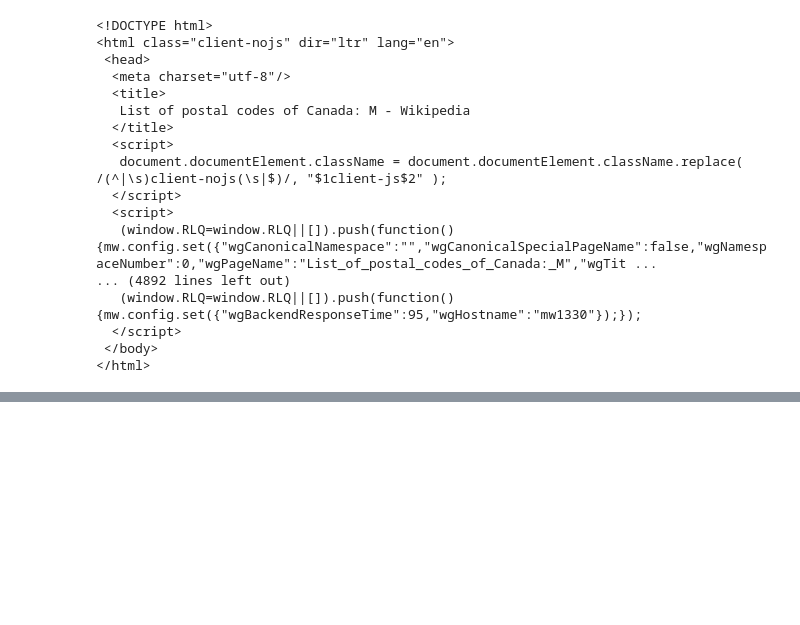
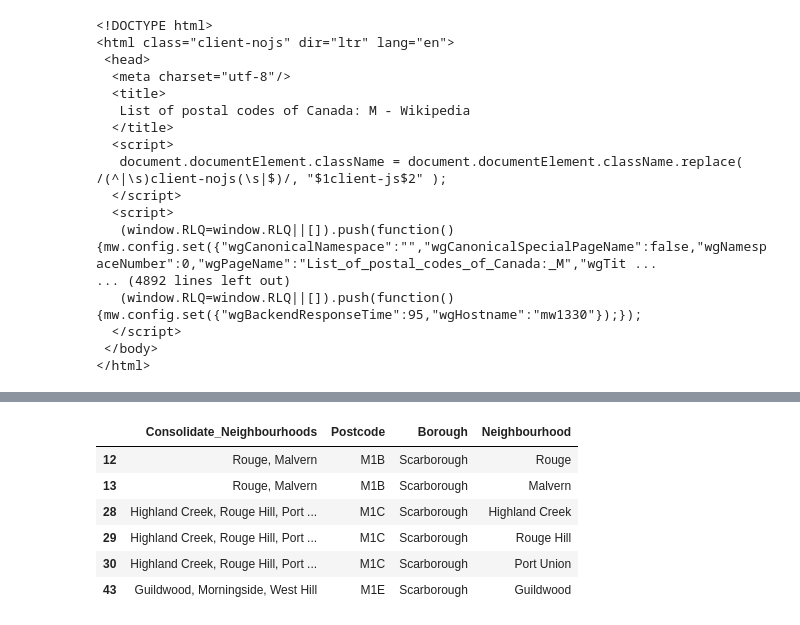
Before and after one commit to skorpiogit/IBMCapstone, a Jupyter notebook: ExploreToronto.ipynb, the cells around one changed output, grey strips where cells are left out. Saved outputs shown, nothing was run; the diff lists cells and outputs as text; code cells hidden in the pictures; blank space fills up the shorter version.

Commit message:
Completed web scraping requirments. TODO: add commentary on data wrangling.

```diff
--- a/ExploreToronto.ipynb
+++ b/ExploreToronto.ipynb
@@ -82,0 +62,4 @@ toronto_tbl
+# %%
+not_assigned_neighbourhood = df[df.Neighbourhood == "Not assigned"].index
+# %%
+df.loc[not_assigned_neighbourhood, ["Neighbourhood"]] = df.loc[not_assigned_neighbourhood, ["Borough"]].values
@@ -82,0 +78,4 @@ toronto_tbl
+# %%
+post_neigh_dic = {}
+for key, dfs in g:
+    post_neigh_dic[key] = ', '.join(dfs.Neighbourhood.values)
@@ -82,0 +86,3 @@ toronto_tbl
+# %%
+post_neigh_df = pd.DataFrame.from_dict(post_neigh_dic, orient='index', columns=["Consolidate_Neighbourhoods"])
+post_neigh_df.head(4)
@@ -82,0 +95,12 @@ toronto_tbl
+# %%
+post_neigh_df = post_neigh_df.merge(df, left_index=True, right_on="Postcode", how="inner")
+#post_neigh_df.merge(df, left_on="Postcode", right_on="Postcode", how="inner")
+post_neigh_df.head(6)
+# %% [output]
+|  | Consolidate_Neighbourhoods | Postcode | Borough | Neighbourhood |
+| 12 | Rouge, Malvern | M1B | Scarborough | Rouge |
+| 13 | Rouge, Malvern | M1B | Scarborough | Malvern |
+| 28 | Highland Creek, Rouge Hill, Port ... | M1C | Scarborough | Highland Creek |
+| 29 | Highland Creek, Rouge Hill, Port ... | M1C | Scarborough | Rouge Hill |
+| 30 | Highland Creek, Rouge Hill, Port ... | M1C | Scarborough | Port Union |
+| 43 | Guildwood, Morningside, West Hill | M1E | Scarborough | Guildwood |
```
Also changed, not shown: parts of 18 cells of this notebook.
